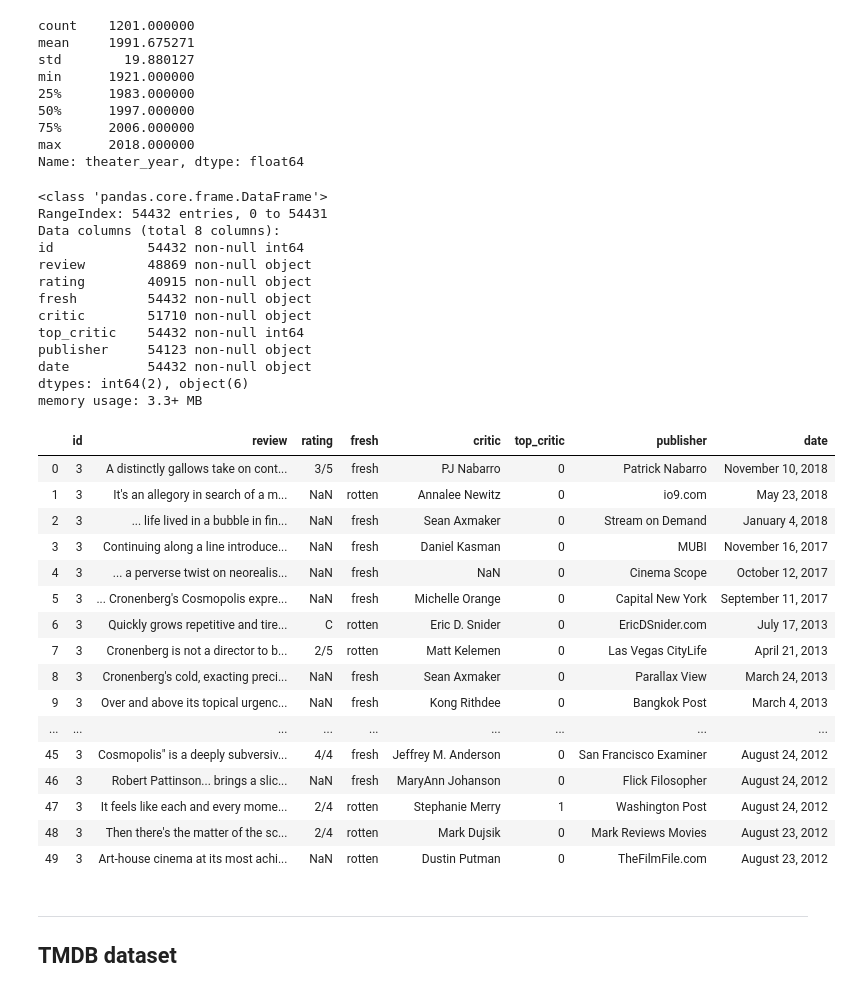
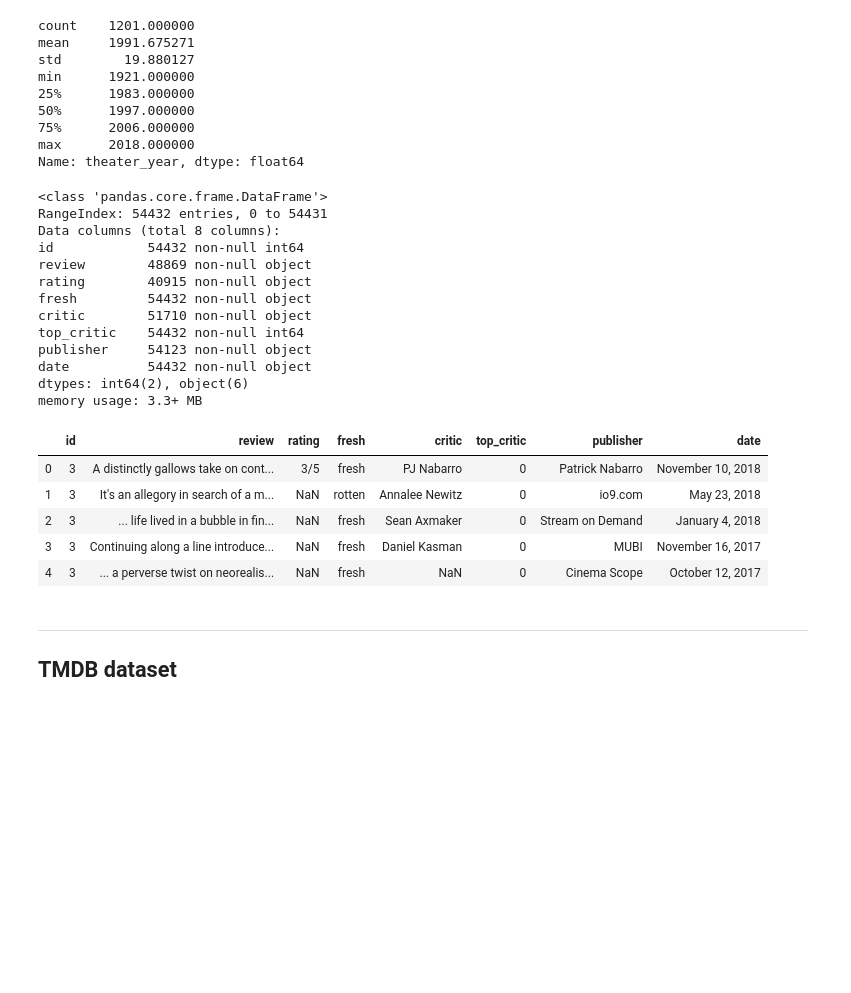
Before and after one commit to toopster/dsc-mod-1-project-v2-1-online-ds-sp-000, a Jupyter notebook: discovery.ipynb, the cells around one changed output. Drawn from its saved outputs; the diff is of its cells as text; code cells hidden in the pictures; blank space fills up the shorter version.

```diff
--- a/discovery.ipynb
+++ b/discovery.ipynb
@@ -365,40 +377,29 @@ Name: theater_year, dtype: float64
 # %%
 # Importing the csv files from Rotten Tomatoes - N.B. tab separated
 df_rt_reviews = pd.read_csv('zippedData/rt.reviews.tsv.gz', compression='gzip', header=0, sep='\t', encoding= 'unicode_escape')
 
 df_rt_reviews.info()
-df_rt_reviews.head(50)
+df_rt_reviews.head()
 # %% [output]
 <class 'pandas.core.frame.DataFrame'>
 RangeIndex: 54432 entries, 0 to 54431
 Data columns (total 8 columns):
 id            54432 non-null int64
 review        48869 non-null object
 rating        40915 non-null object
 fresh         54432 non-null object
 critic        51710 non-null object
 top_critic    54432 non-null int64
 publisher     54123 non-null object
 date          54432 non-null object
 dtypes: int64(2), object(6)
 memory usage: 3.3+ MB
 |  | id | review | rating | fresh | critic | top_critic | publisher | date |
 | 0 | 3 | A distinctly gallows take on cont... | 3/5 | fresh | PJ Nabarro | 0 | Patrick Nabarro | November 10, 2018 |
 | 1 | 3 | It's an allegory in search of a m... | NaN | rotten | Annalee Newitz | 0 | io9.com | May 23, 2018 |
 | 2 | 3 | ... life lived in a bubble in fin... | NaN | fresh | Sean Axmaker | 0 | Stream on Demand | January 4, 2018 |
 | 3 | 3 | Continuing along a line introduce... | NaN | fresh | Daniel Kasman | 0 | MUBI | November 16, 2017 |
 | 4 | 3 | ... a perverse twist on neorealis... | NaN | fresh | NaN | 0 | Cinema Scope | October 12, 2017 |
-| 5 | 3 | ... Cronenberg's Cosmopolis expre... | NaN | fresh | Michelle Orange | 0 | Capital New York | September 11, 2017 |
-| 6 | 3 | Quickly grows repetitive and tire... | C | rotten | Eric D. Snider | 0 | EricDSnider.com | July 17, 2013 |
-| 7 | 3 | Cronenberg is not a director to b... | 2/5 | rotten | Matt Kelemen | 0 | Las Vegas CityLife | April 21, 2013 |
-| 8 | 3 | Cronenberg's cold, exacting preci... | NaN | fresh | Sean Axmaker | 0 | Parallax View | March 24, 2013 |
-| 9 | 3 | Over and above its topical urgenc... | NaN | fresh | Kong Rithdee | 0 | Bangkok Post | March 4, 2013 |
-| ... | ... | ... | ... | ... | ... | ... | ... | ... |
-| 45 | 3 | Cosmopolis" is a deeply subversiv... | 4/4 | fresh | Jeffrey M. Anderson | 0 | San Francisco Examiner | August 24, 2012 |
-| 46 | 3 | Robert Pattinson... brings a slic... | NaN | fresh | MaryAnn Johanson | 0 | Flick Filosopher | August 24, 2012 |
-| 47 | 3 | It feels like each and every mome... | 2/4 | rotten | Stephanie Merry | 1 | Washington Post | August 24, 2012 |
-| 48 | 3 | Then there's the matter of the sc... | 2/4 | rotten | Mark Dujsik | 0 | Mark Reviews Movies | August 23, 2012 |
-| 49 | 3 | Art-house cinema at its most achi... | NaN | rotten | Dustin Putman | 0 | TheFilmFile.com | August 23, 2012 |
 # %% [markdown]
 ---
 <a name="tmdb"></a>
```
Also changed, not shown: parts of 1 cell of this notebook, 1 other file.
